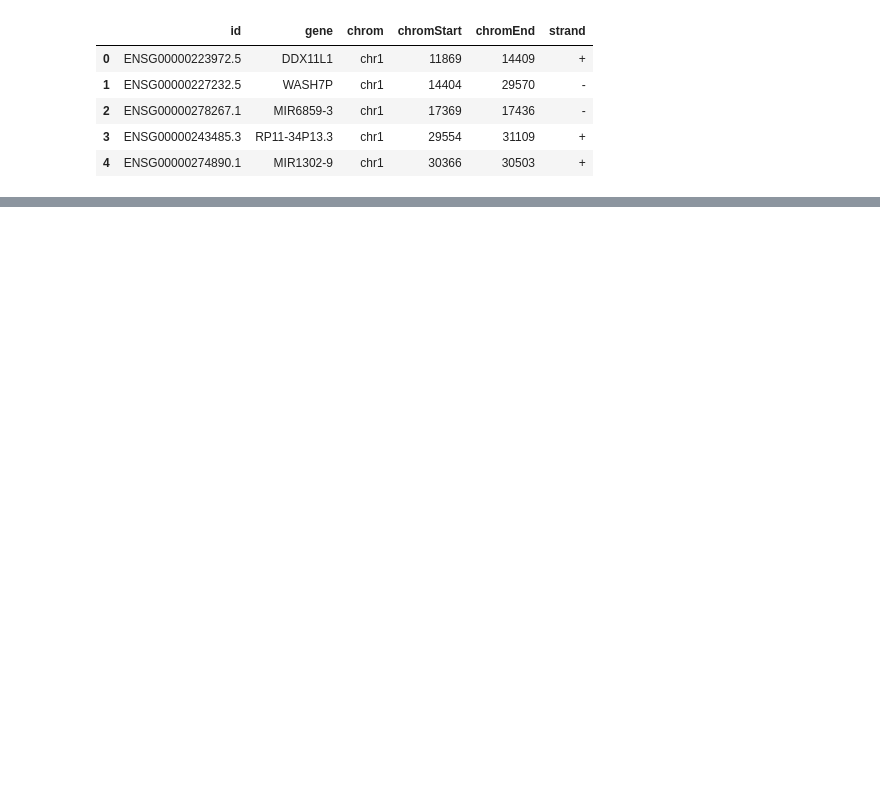
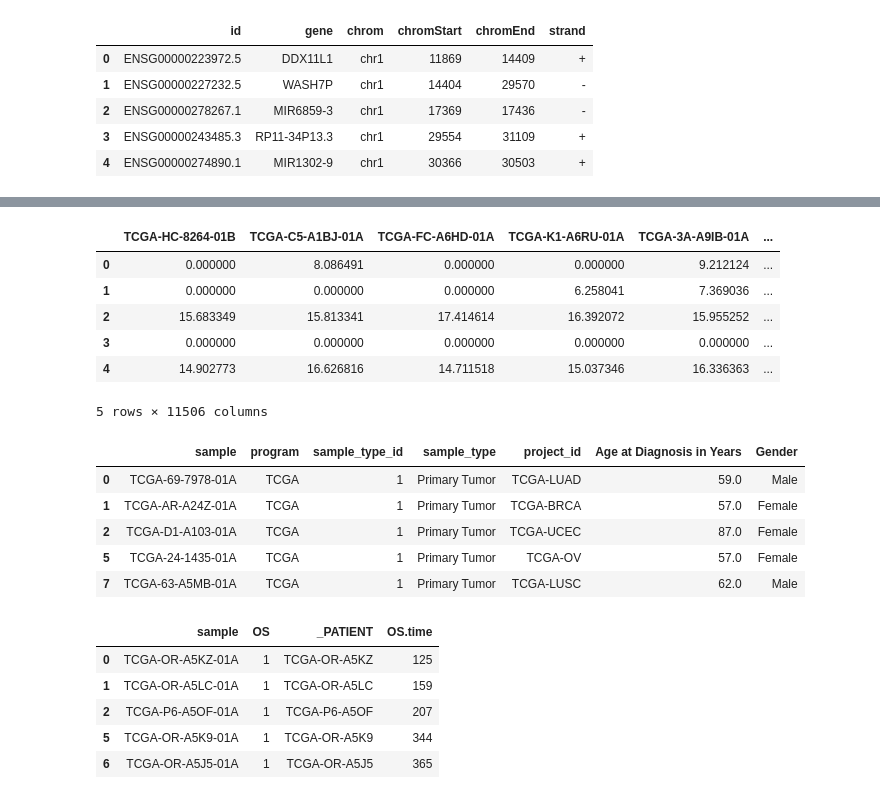
Before and after one commit to erincameron11/survival-analysis-tool, a Jupyter notebook: DataAnalysis.ipynb, the cells around one changed output, grey strips where cells are left out. Saved outputs shown, nothing was run; the diff lists cells and outputs as text; code cells hidden in the pictures; blank space fills up the shorter version.

```diff
--- a/DataAnalysis.ipynb
+++ b/DataAnalysis.ipynb
@@ -173,0 +160,24 @@ merged_df = pd.merge(df, mapping, on='xena_sample', how='left')
+# %%
+display(df_merged_filtered.head())
+display(df_basic_phenotype_filtered.head())
+display(df_survival_phenotype_filtered.head())
+# %% [output]
+|  | TCGA-HC-8264-01B | TCGA-C5-A1BJ-01A | TCGA-FC-A6HD-01A | TCGA-K1-A6RU-01A | TCGA-3A-A9IB-01A | ... |
+| 0 | 0.000000 | 8.086491 | 0.000000 | 0.000000 | 9.212124 | ... |
+| 1 | 0.000000 | 0.000000 | 0.000000 | 6.258041 | 7.369036 | ... |
+| 2 | 15.683349 | 15.813341 | 17.414614 | 16.392072 | 15.955252 | ... |
+| 3 | 0.000000 | 0.000000 | 0.000000 | 0.000000 | 0.000000 | ... |
+| 4 | 14.902773 | 16.626816 | 14.711518 | 15.037346 | 16.336363 | ... |
+5 rows × 11506 columns
+|  | sample | program | sample_type_id | sample_type | project_id | Age at Diagnosis in Years | Gender |
+| 0 | TCGA-69-7978-01A | TCGA | 1 | Primary Tumor | TCGA-LUAD | 59.0 | Male |
+| 1 | TCGA-AR-A24Z-01A | TCGA | 1 | Primary Tumor | TCGA-BRCA | 57.0 | Female |
+| 2 | TCGA-D1-A103-01A | TCGA | 1 | Primary Tumor | TCGA-UCEC | 87.0 | Female |
+| 5 | TCGA-24-1435-01A | TCGA | 1 | Primary Tumor | TCGA-OV | 57.0 | Female |
+| 7 | TCGA-63-A5MB-01A | TCGA | 1 | Primary Tumor | TCGA-LUSC | 62.0 | Male |
+|  | sample | OS | _PATIENT | OS.time |
+| 0 | TCGA-OR-A5KZ-01A | 1 | TCGA-OR-A5KZ | 125 |
+| 1 | TCGA-OR-A5LC-01A | 1 | TCGA-OR-A5LC | 159 |
+| 2 | TCGA-P6-A5OF-01A | 1 | TCGA-P6-A5OF | 207 |
+| 5 | TCGA-OR-A5K9-01A | 1 | TCGA-OR-A5K9 | 344 |
+| 6 | TCGA-OR-A5J5-01A | 1 | TCGA-OR-A5J5 | 365 |
```
Also changed, not shown: parts of 29 cells of this notebook, 3 other files.
